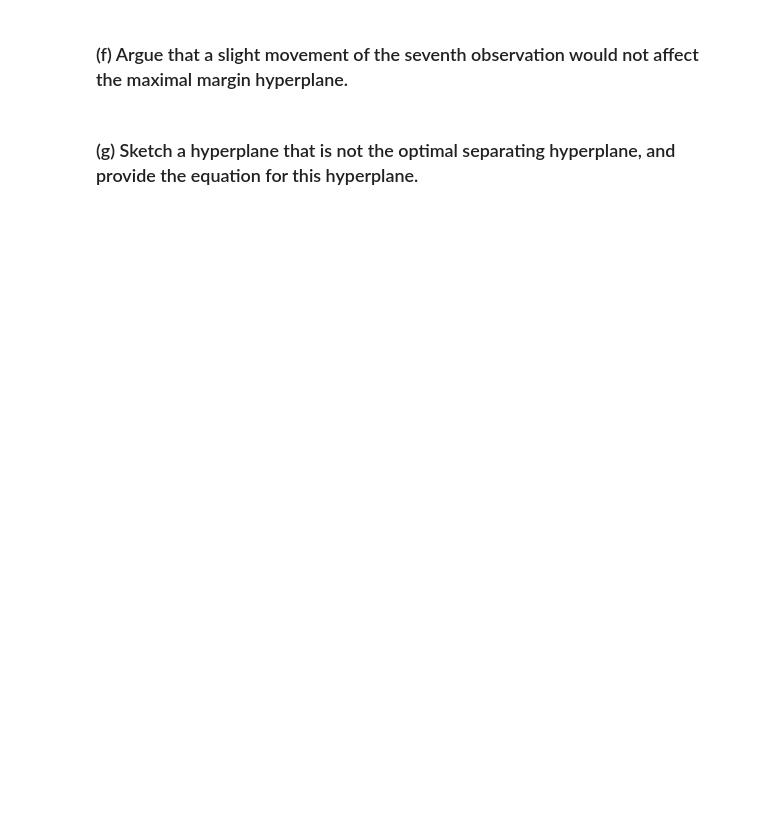
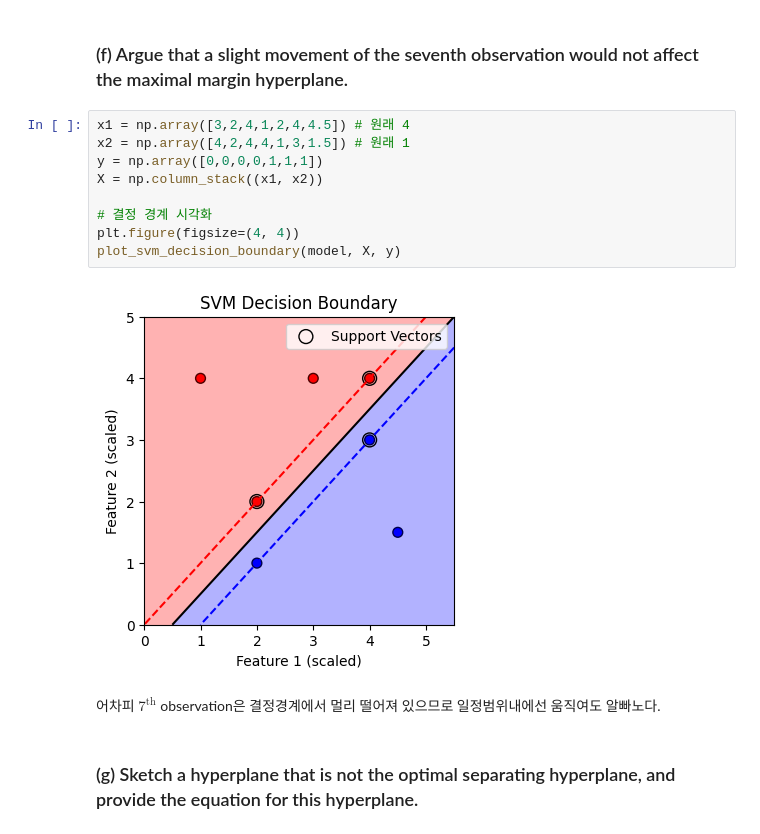
Before and after one commit to tksqhddnfl5/ds_edu, a Jupyter notebook: ml/practice_cjy.ipynb, the cells around one changed output. Saved outputs shown, nothing was run; the diff lists cells and outputs as text; blank space fills up the shorter version.

```diff
--- a/ml/practice_cjy.ipynb
+++ b/ml/practice_cjy.ipynb
@@ -508,4 +642,17 @@ $$
 # %% [markdown]
 ### (f) Argue that a slight movement of the seventh observation would not affect the maximal margin hyperplane.
+# %%
+x1 = np.array([3,2,4,1,2,4,4.5]) # 원래 4
+x2 = np.array([4,2,4,4,1,3,1.5]) # 원래 1
+y = np.array([0,0,0,0,1,1,1])
+X = np.column_stack((x1, x2))
+
+# 결정 경계 시각화
+plt.figure(figsize=(4, 4))
+plot_svm_decision_boundary(model, X, y)
+# %% [output]
+[figure, added]
+# %% [markdown]
+어차피 $7^{\text{th}}$ observation은 결정경계에서 멀리 떨어져 있으므로 일정범위내에선 움직여도 알빠노다.
 # %% [markdown]
 ### (g) Sketch a hyperplane that is not the optimal separating hyperplane, and provide the equation for this hyperplane.
```
Also changed, not shown: parts of 10 cells of this notebook.
